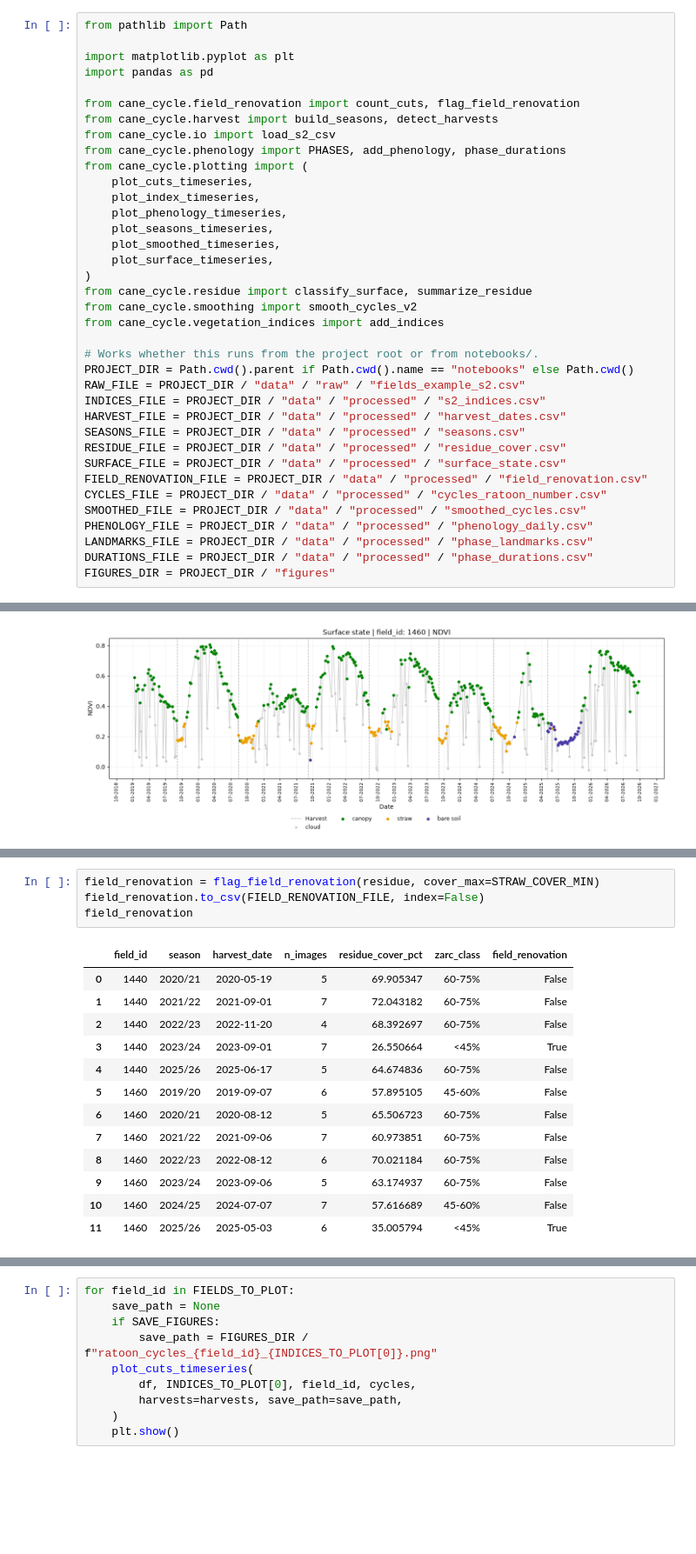
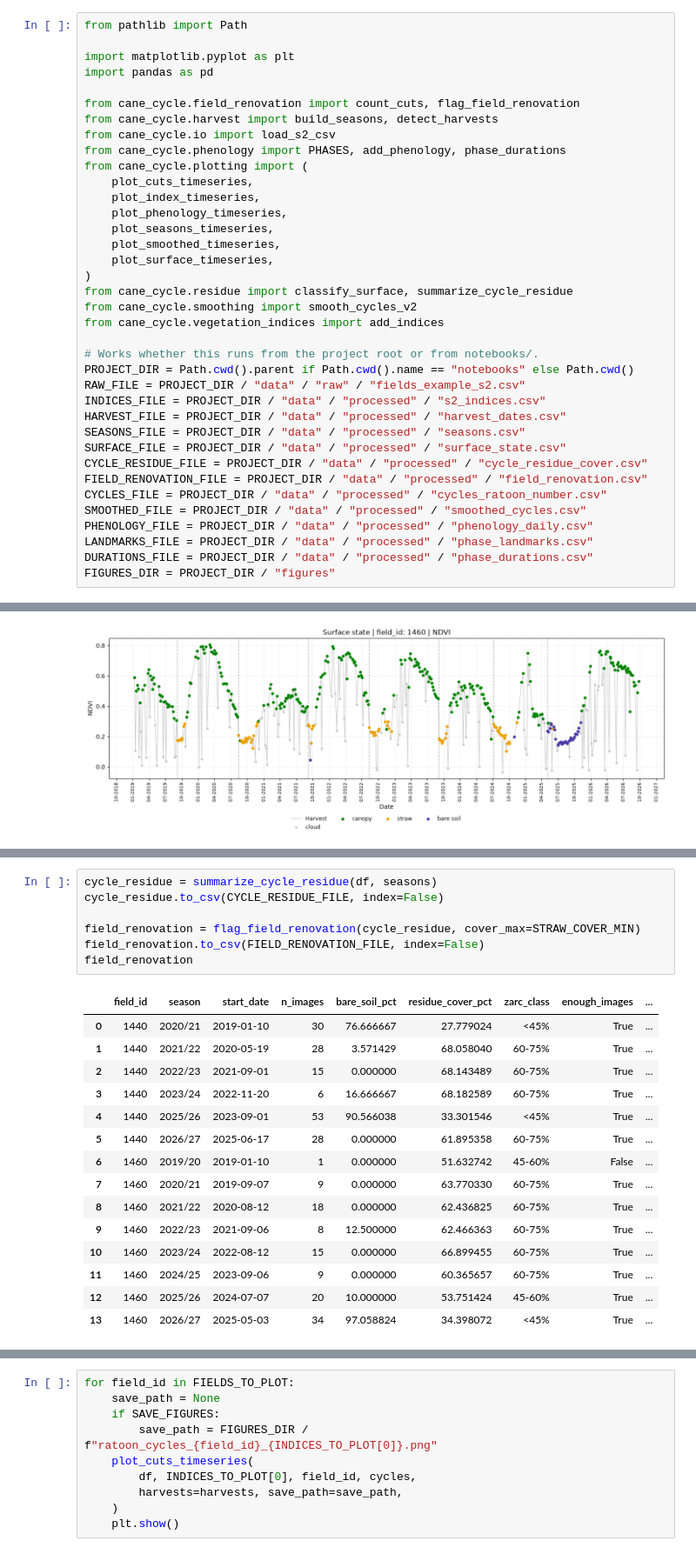
Before and after one commit to jfontenelli/cane_cycle, a Jupyter notebook: notebooks/sugarcane_cycle_analysis.ipynb, the cells around one changed output, grey strips where cells are left out. Shown at 87% size. Cells and saved outputs as stored; diff of their text form; blank space fills up the shorter version.

```diff
--- a/notebooks/sugarcane_cycle_analysis.ipynb
+++ b/notebooks/sugarcane_cycle_analysis.ipynb
@@ -38,7 +36,7 @@ from cane_cycle.plotting import (
     plot_smoothed_timeseries,
     plot_surface_timeseries,
 )
-from cane_cycle.residue import classify_surface, summarize_residue
+from cane_cycle.residue import classify_surface, summarize_cycle_residue
 from cane_cycle.smoothing import smooth_cycles_v2
 from cane_cycle.vegetation_indices import add_indices
 
@@ -48,8 +46,8 @@ RAW_FILE = PROJECT_DIR / "data" / "raw" / "fields_example_s2.csv"
 INDICES_FILE = PROJECT_DIR / "data" / "processed" / "s2_indices.csv"
 HARVEST_FILE = PROJECT_DIR / "data" / "processed" / "harvest_dates.csv"
 SEASONS_FILE = PROJECT_DIR / "data" / "processed" / "seasons.csv"
-RESIDUE_FILE = PROJECT_DIR / "data" / "processed" / "residue_cover.csv"
 SURFACE_FILE = PROJECT_DIR / "data" / "processed" / "surface_state.csv"
+CYCLE_RESIDUE_FILE = PROJECT_DIR / "data" / "processed" / "cycle_residue_cover.csv"
 FIELD_RENOVATION_FILE = PROJECT_DIR / "data" / "processed" / "field_renovation.csv"
 CYCLES_FILE = PROJECT_DIR / "data" / "processed" / "cycles_ratoon_number.csv"
 SMOOTHED_FILE = PROJECT_DIR / "data" / "processed" / "smoothed_cycles.csv"
@@ -228,21 +221,26 @@ This event marks the end of the previous stand. The following cycle is identifie
 # %%
-field_renovation = flag_field_renovation(residue, cover_max=STRAW_COVER_MIN)
+cycle_residue = summarize_cycle_residue(df, seasons)
+cycle_residue.to_csv(CYCLE_RESIDUE_FILE, index=False)
+
+field_renovation = flag_field_renovation(cycle_residue, cover_max=STRAW_COVER_MIN)
 field_renovation.to_csv(FIELD_RENOVATION_FILE, index=False)
 field_renovation
 # %% [output]
-|  | field_id | season | harvest_date | n_images | residue_cover_pct | zarc_class | field_renovation |
-| 0 | 1440 | 2020/21 | 2020-05-19 | 5 | 69.905347 | 60-75% | False |
-| 1 | 1440 | 2021/22 | 2021-09-01 | 7 | 72.043182 | 60-75% | False |
-| 2 | 1440 | 2022/23 | 2022-11-20 | 4 | 68.392697 | 60-75% | False |
-| 3 | 1440 | 2023/24 | 2023-09-01 | 7 | 26.550664 | <45% | True |
-| 4 | 1440 | 2025/26 | 2025-06-17 | 5 | 64.674836 | 60-75% | False |
-| 5 | 1460 | 2019/20 | 2019-09-07 | 6 | 57.895105 | 45-60% | False |
-| 6 | 1460 | 2020/21 | 2020-08-12 | 5 | 65.506723 | 60-75% | False |
-| 7 | 1460 | 2021/22 | 2021-09-06 | 7 | 60.973851 | 60-75% | False |
-| 8 | 1460 | 2022/23 | 2022-08-12 | 6 | 70.021184 | 60-75% | False |
-| 9 | 1460 | 2023/24 | 2023-09-06 | 5 | 63.174937 | 60-75% | False |
-| 10 | 1460 | 2024/25 | 2024-07-07 | 7 | 57.616689 | 45-60% | False |
-| 11 | 1460 | 2025/26 | 2025-05-03 | 6 | 35.005794 | <45% | True |
+|  | field_id | season | start_date | n_images | bare_soil_pct | residue_cover_pct | zarc_class | enough_images | ... |
+| 0 | 1440 | 2020/21 | 2019-01-10 | 30 | 76.666667 | 27.779024 | <45% | True | ... |
+| 1 | 1440 | 2021/22 | 2020-05-19 | 28 | 3.571429 | 68.058040 | 60-75% | True | ... |
+| 2 | 1440 | 2022/23 | 2021-09-01 | 15 | 0.000000 | 68.143489 | 60-75% | True | ... |
+| 3 | 1440 | 2023/24 | 2022-11-20 | 6 | 16.666667 | 68.182589 | 60-75% | True | ... |
+| 4 | 1440 | 2025/26 | 2023-09-01 | 53 | 90.566038 | 33.301546 | <45% | True | ... |
+| 5 | 1440 | 2026/27 | 2025-06-17 | 28 | 0.000000 | 61.895358 | 60-75% | True | ... |
+| 6 | 1460 | 2019/20 | 2019-01-10 | 1 | 0.000000 | 51.632742 | 45-60% | False | ... |
+| 7 | 1460 | 2020/21 | 2019-09-07 | 9 | 0.000000 | 63.770330 | 60-75% | True | ... |
+| 8 | 1460 | 2021/22 | 2020-08-12 | 18 | 0.000000 | 62.436825 | 60-75% | True | ... |
+| 9 | 1460 | 2022/23 | 2021-09-06 | 8 | 12.500000 | 62.466363 | 60-75% | True | ... |
+| 10 | 1460 | 2023/24 | 2022-08-12 | 15 | 0.000000 | 66.899455 | 60-75% | True | ... |
+| 11 | 1460 | 2024/25 | 2023-09-06 | 9 | 0.000000 | 60.365657 | 60-75% | True | ... |
+| 12 | 1460 | 2025/26 | 2024-07-07 | 20 | 10.000000 | 53.751424 | 45-60% | True | ... |
+| 13 | 1460 | 2026/27 | 2025-05-03 | 34 | 97.058824 | 34.398072 | <45% | True | ... |
 # %%
 cycles = count_cuts(seasons, field_renovation)
 cycles.to_csv(CYCLES_FILE, index=False)
```
Also changed, not shown: parts of 13 cells of this notebook, 11 other files.
